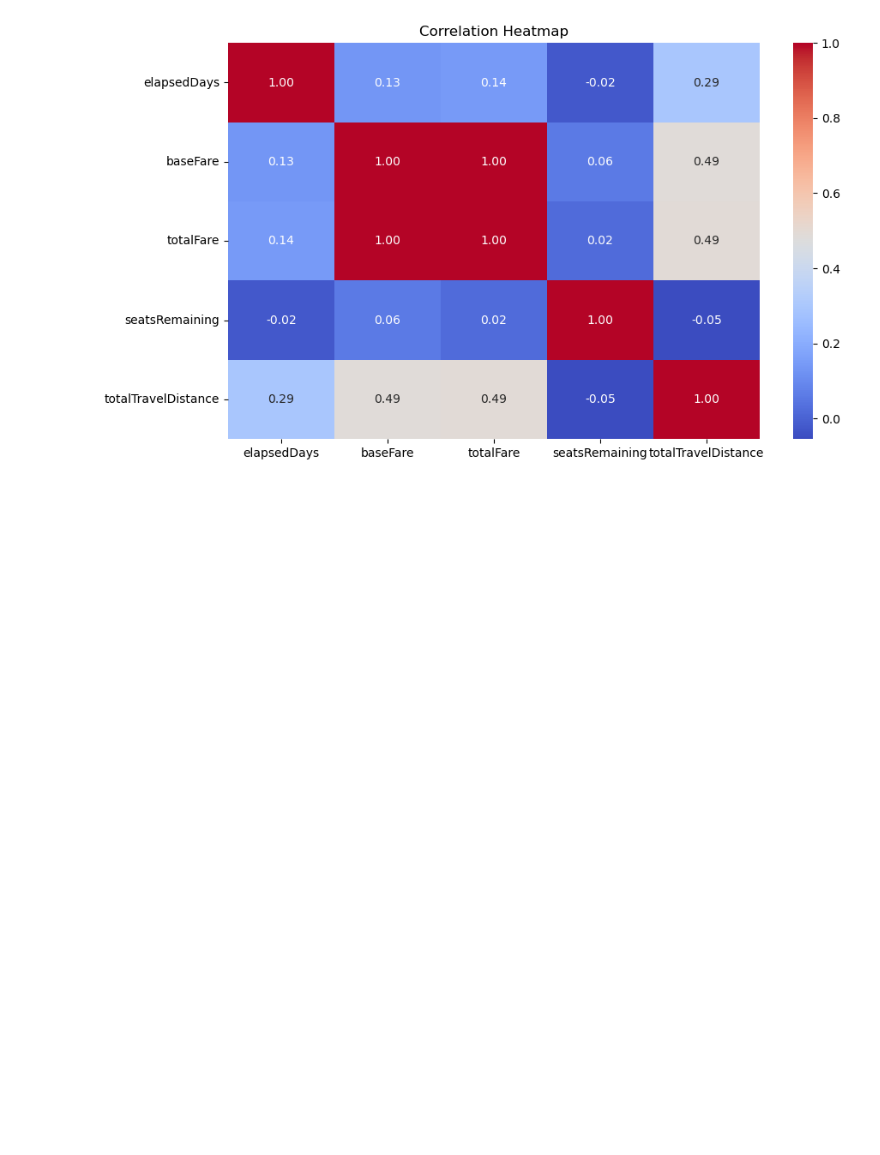
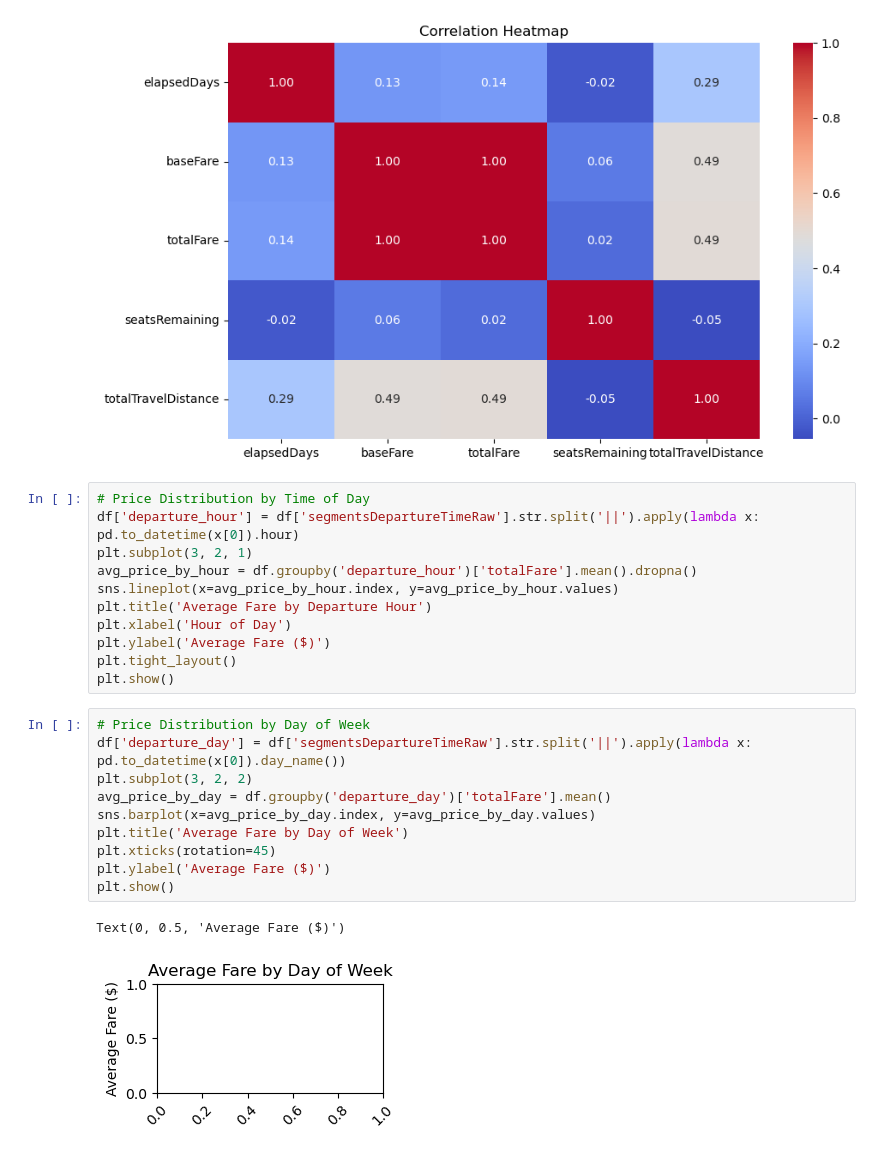
Before and after one commit to bhstoller/AirFareCast, a Jupyter notebook: EDA.ipynb, the cells around one changed output. Saved outputs shown, nothing was run; the diff lists cells and outputs as text; blank space fills up the shorter version.

```diff
--- a/EDA.ipynb
+++ b/EDA.ipynb
@@ -109,3 +128,27 @@ plt.title("Correlation Heatmap")
 plt.show()
 # %% [output]
 [figure]
+# %%
+# Price Distribution by Time of Day
+df['departure_hour'] = df['segmentsDepartureTimeRaw'].str.split('||').apply(lambda x: pd.to_datetime(x[0]).hour)
+plt.subplot(3, 2, 1)
+avg_price_by_hour = df.groupby('departure_hour')['totalFare'].mean().dropna()
+sns.lineplot(x=avg_price_by_hour.index, y=avg_price_by_hour.values)
+plt.title('Average Fare by Departure Hour')
+plt.xlabel('Hour of Day')
+plt.ylabel('Average Fare ($)')
+plt.tight_layout()
+plt.show()
+# %%
+# Price Distribution by Day of Week
+df['departure_day'] = df['segmentsDepartureTimeRaw'].str.split('||').apply(lambda x: pd.to_datetime(x[0]).day_name())
+plt.subplot(3, 2, 2)
+avg_price_by_day = df.groupby('departure_day')['totalFare'].mean()
+sns.barplot(x=avg_price_by_day.index, y=avg_price_by_day.values)
+plt.title('Average Fare by Day of Week')
+plt.xticks(rotation=45)
+plt.ylabel('Average Fare ($)')
+plt.show()
+# %% [output]
+Text(0, 0.5, 'Average Fare ($)')
+[figure, added]
```
Also changed, not shown: parts of 14 cells of this notebook.
